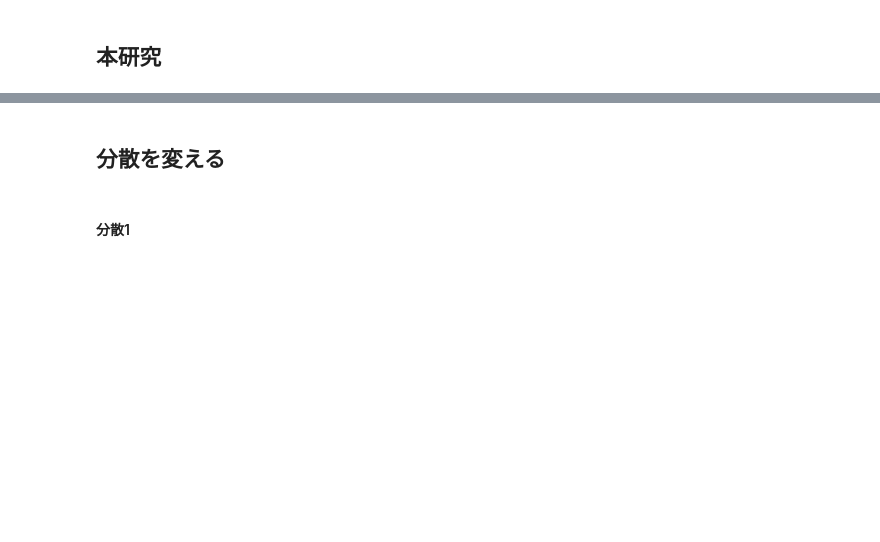
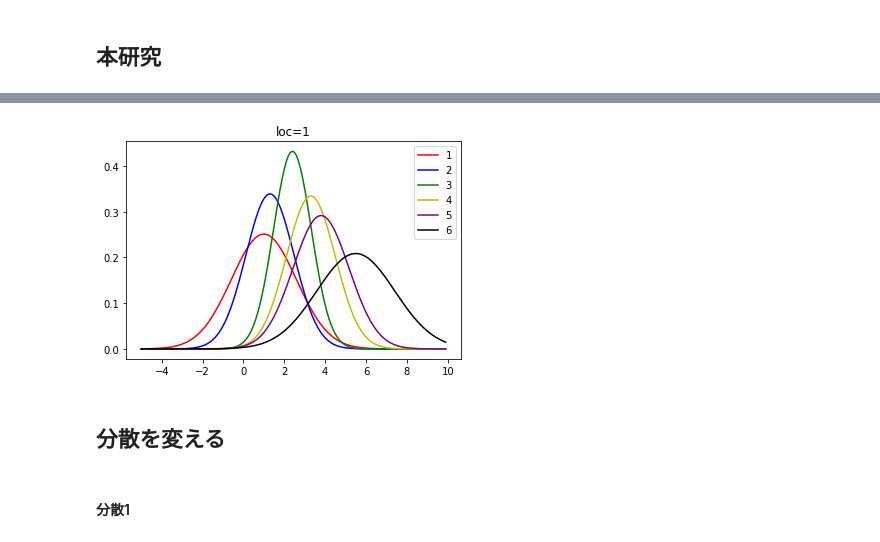
Before and after one commit to ikumadaiki/CPMP, a Jupyter notebook: instance.ipynb, the cells around one changed output, grey strips where cells are left out. Saved outputs shown, nothing was run; the diff lists cells and outputs as text; code cells hidden in the pictures; blank space fills up the shorter version.

```diff
--- a/instance.ipynb
+++ b/instance.ipynb
@@ -20,3 +23,21 @@ plt.show()
+# %%
+import numpy as np
+from scipy.stats import norm
+import math
+import matplotlib.pyplot as plt
+
+color=["r","b","g","y","purple","black"]
+
+X=np.arange(-5,10,0.1)
+loc=1
+for i,j in enumerate([1,1.3,2.4,3.3,3.8,5.5]):
+  Y=norm.pdf(X,j,np.random.normal(loc=loc,scale=0.5))
+  plt.plot(X,Y,color=color[i],label=i+1)
+plt.title("loc="+str(loc))
+plt.legend()
+plt.show()
+# %% [output]
+[figure, added]
 # %%
 def IPS6(ship_num,stack_num,height,n,size,size_,beta,loc,scale,mean,cov):
   O1=[i+1 for i in range(ship_num)]
```
Also changed, not shown: parts of 1 cell of this notebook, 1 other file.
